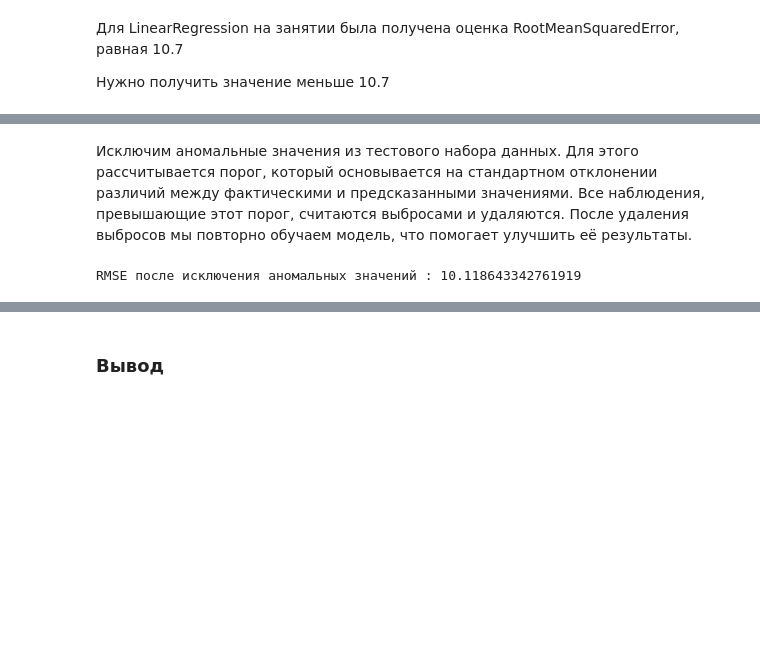
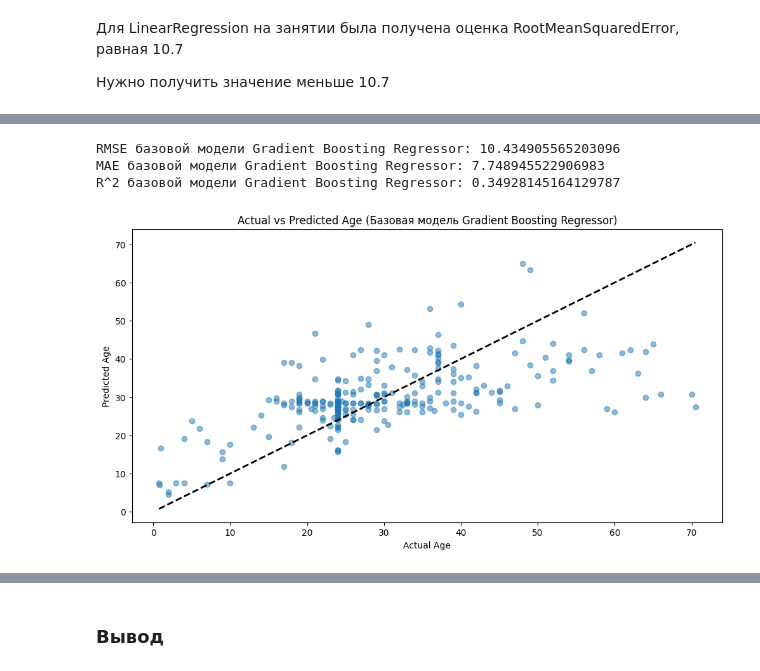
Before and after one commit to ChepelevAlexandr/spbu-python-course, a Jupyter notebook: project/Titanic_Dataset_Analysis.ipynb, the cells around one changed output, grey strips where cells are left out. Cells and saved outputs as stored; diff of their text form; code cells hidden in the pictures; blank space fills up the shorter version.

```diff
--- a/project/Titanic_Dataset_Analysis.ipynb
+++ b/project/Titanic_Dataset_Analysis.ipynb
@@ -357,25 +483,30 @@ RMSE модели: 10.805205795157377
-# %% [markdown]
-Исключим аномальные значения из тестового набора данных. Для этого рассчитывается порог, который основывается на стандартном отклонении различий между фактическими и предсказанными значениями. Все наблюдения, превышающие этот порог, считаются выбросами и удаляются. После удаления выбросов мы повторно обучаем модель, что помогает улучшить её результаты.
-# %%
-# Рассчитываем порог для выявления выбросов
-threshold_value = 3 * (y_test - predictions).std()
-
-# Находим индексы данных, которые не являются выбросами
-valid_indices = np.abs(y_test - predictions) < threshold_value
-
-# Отбираем тестовые данные без выбросов
-X_test_filtered = X_test_scaled[valid_indices]
-y_test_filtered = y_test[valid_indices]
-
-# Обучаем модель на отфильтрованных данных
-model_refined = LinearRegression()
-model_refined.fit(X_train_scaled, y_train)
-
-# Делаем предсказания на отфильтрованных тестовых данных
-predictions_refined = model_refined.predict(X_test_filtered)
-
-# Вычисляем RMSE на отфильтрованных данных
-rmse_refined = np.sqrt(mean_squared_error(y_test_filtered, predictions_refined))
-print(f"RMSE после исключения аномальных значений : {rmse_refined}")
-# %% [output]
-RMSE после исключения аномальных значений : 10.118643342761919
+# %%
+# Инициализируем и обучаем базовую модель Gradient Boosting Regressor
+gbr = GradientBoostingRegressor(n_estimators=100, learning_rate=0.1, max_depth=3, random_state=42)
+gbr.fit(X_train_age_scaled, y_train_age)
+
+# Предсказания на тестовых данных
+predictions_age = gbr.predict(X_test_age_scaled)
+
+# Вычисляем и выводим RMSE, MAE и R² для базовой модели Gradient Boosting Regressor
+rmse_value = np.sqrt(mean_squared_error(y_test_age, predictions_age))
+mae_value = mean_absolute_error(y_test_age, predictions_age)
+r2_value = r2_score(y_test_age, predictions_age)
+
+print(f"RMSE базовой модели Gradient Boosting Regressor: {rmse_value}")
+print(f"MAE базовой модели Gradient Boosting Regressor: {mae_value}")
+print(f"R^2 базовой модели Gradient Boosting Regressor: {r2_value}")
+
+# Построение графика предсказанных и реальных значений возраста для базовой модели Gradient Boosting Regressor
+plt.figure(figsize=(12, 6))
+plt.scatter(y_test_age, predictions_age, alpha=0.5)
+plt.plot([y_test_age.min(), y_test_age.max()], [y_test_age.min(), y_test_age.max()], 'k--', lw=2)
+plt.xlabel('Actual Age')
+plt.ylabel('Predicted Age')
+plt.title('Actual vs Predicted Age (Базовая модель Gradient Boosting Regressor)')
+plt.show()
+# %% [output]
+RMSE базовой модели Gradient Boosting Regressor: 10.434905565203096
+MAE базовой модели Gradient Boosting Regressor: 7.748945522906983
+R^2 базовой модели Gradient Boosting Regressor: 0.34928145164129787
+[figure, added]
```
Also changed, not shown: parts of 24 cells of this notebook.
